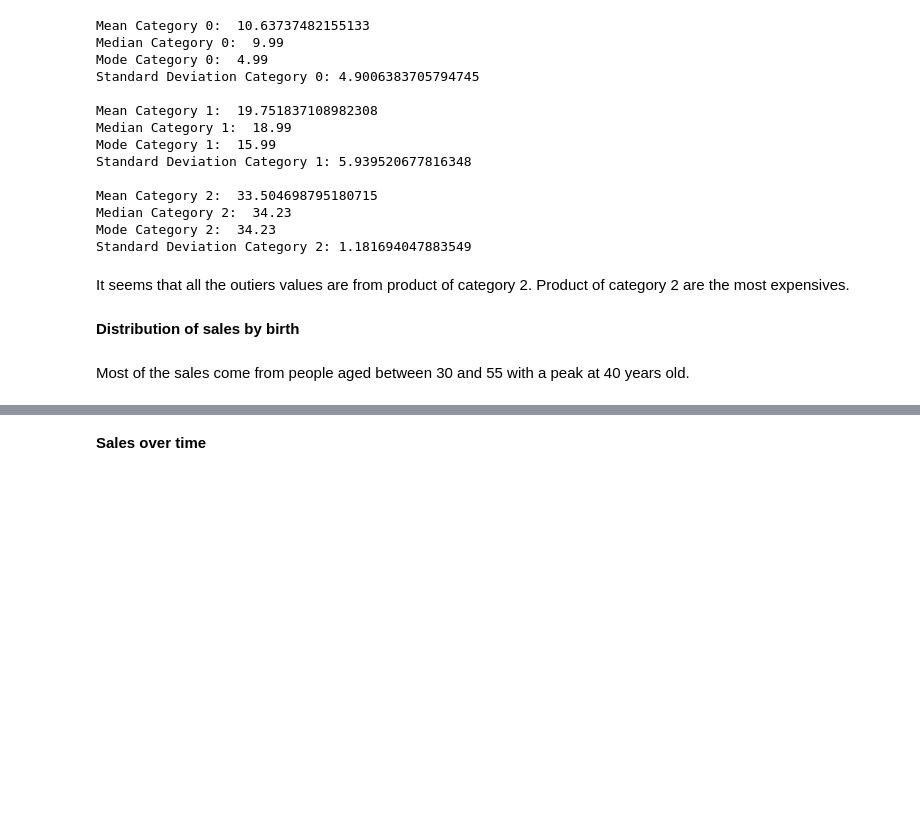
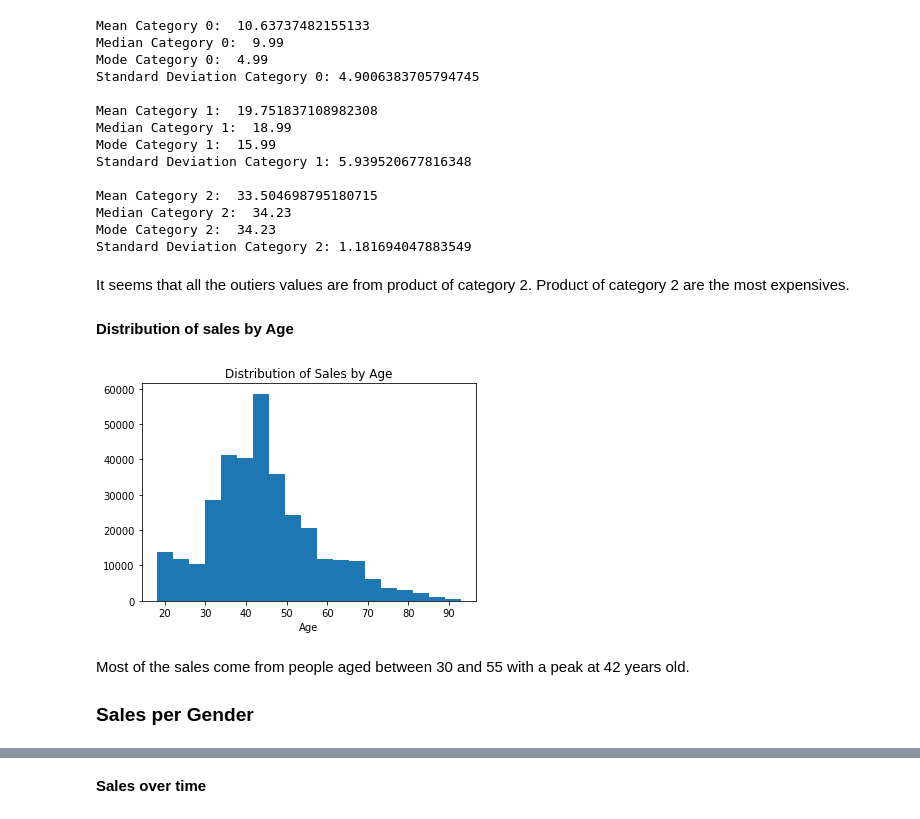
Before and after one commit to furawa/OC_data_analyst_projects, a Jupyter notebook: 02_analyze_company_sales/analyze_company_sales.ipynb, the cells around one changed output, grey strips where cells are left out. Cells and saved outputs as stored; diff of their text form; code cells hidden in the pictures; blank space fills up the shorter version.

Commit message:
feat: Sales over time, 2021

```diff
--- a/02_analyze_company_sales/analyze_company_sales.ipynb
+++ b/02_analyze_company_sales/analyze_company_sales.ipynb
@@ -366,8 +366,7 @@ sales_df.price.fillna(sales_df.price.median(), inplace = True)
 assert sales_df.isna().all().all() == False
 # %%
 # Create the variable age, today date - birth date
-# Find the max year in the dataframe to use as actual year
-actual_year = sales_clean.date.max().year
-sales_df["age"] = datetime.datetime.actual_year.year - sales_df.birth # Can lead to error if data is not updated over time
+actual_year = sales_clean.date.max().year # Find the max year in the dataframe to use as actual year
+sales_df["age"] = actual_year - sales_df.birth # Can lead to error if data is not updated over time
 sales_df.head(2)
 # %% [output]
@@ -592,12 +593,18 @@ Standard Deviation Category 2: 1.181694047883549
 # %% [markdown]
 It seems that all the outiers values are from product of category 2. Product of category 2 are the most expensives.
 # %% [markdown]
-**Distribution of sales by birth**
+**Distribution of sales by Age**
 # %%
 bin_num = int(1 + np.log2(sales_clean.shape[0]))
-plt.hist(sales_clean.age, bins = bin_num);
+plt.hist(sales_clean.age, bins = bin_num)
+plt.xlabel("Age")
+plt.title("Distribution of Sales by Age");
+# %% [output]
+[figure, added]
 # %% [markdown]
-Most of the sales come from people aged between 30 and 55 with a peak at 40 years old.
+Most of the sales come from people aged between 30 and 55 with a peak at 42 years old.
+
+### Sales per Gender
 # %%
 plt.figure(figsize = [8,6])
 # Choose a standard color for the plot
```
Also changed, not shown: parts of 9 cells of this notebook.
